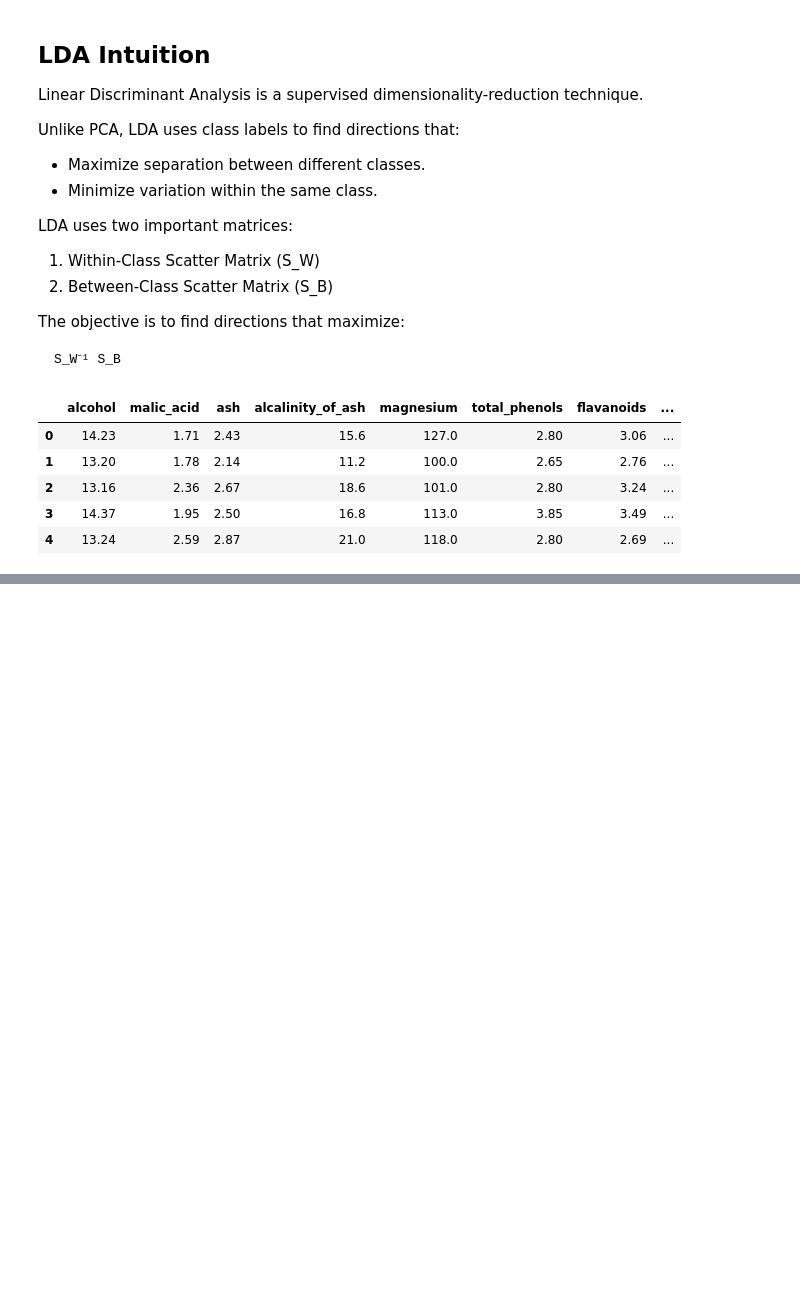
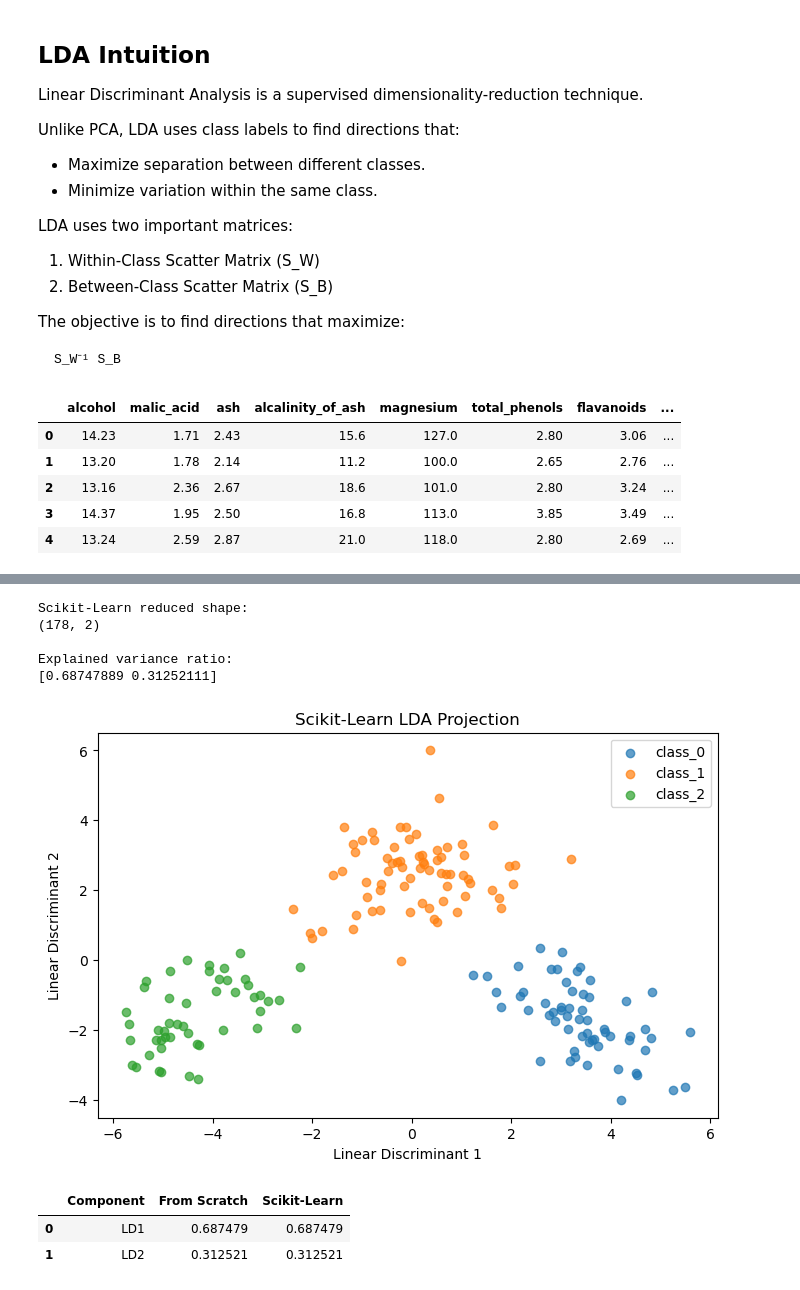
Before and after one commit to AHMAD-ALI5/machine-learning-from-scratch, a Jupyter notebook: machine-learning-from-scratch/Dimensionality reduction/IDA.ipynb, the cells around one changed output, grey strips where cells are left out. Saved outputs shown, nothing was run; the diff lists cells and outputs as text; code cells hidden in the pictures; blank space fills up the shorter version.

```diff
--- a/machine-learning-from-scratch/Dimensionality reduction/IDA.ipynb
+++ b/machine-learning-from-scratch/Dimensionality reduction/IDA.ipynb
@@ -59,0 +247,53 @@ df.head()
+# %%
+sklearn_lda = LinearDiscriminantAnalysis(
+    n_components=2
+)
+
+X_sklearn = sklearn_lda.fit_transform(
+    X_scaled,
+    y
+)
+
+print("Scikit-Learn reduced shape:")
+print(X_sklearn.shape)
+
+print("\nExplained variance ratio:")
+print(sklearn_lda.explained_variance_ratio_)
+# %% [output]
+Scikit-Learn reduced shape:
+(178, 2)
+
+Explained variance ratio:
+[0.68747889 0.31252111]
+# %%
+plt.figure(figsize=(8, 5))
+
+for cls in np.unique(y):
+
+    plt.scatter(
+        X_sklearn[y == cls, 0],
+        X_sklearn[y == cls, 1],
+        label=data.target_names[cls],
+        alpha=0.7
+    )
+
+plt.xlabel("Linear Discriminant 1")
+plt.ylabel("Linear Discriminant 2")
+plt.title("Scikit-Learn LDA Projection")
+plt.legend()
+
+plt.show()
+# %% [output]
+[figure, added]
+# %%
+comparison = pd.DataFrame({
+    "Component": ["LD1", "LD2"],
+    "From Scratch": explained,
+    "Scikit-Learn": sklearn_lda.explained_variance_ratio_
+})
+
+comparison
+# %% [output]
+|  | Component | From Scratch | Scikit-Learn |
+| 0 | LD1 | 0.687479 | 0.687479 |
+| 1 | LD2 | 0.312521 | 0.312521 |
```
Also changed, not shown: parts of 5 cells of this notebook.
